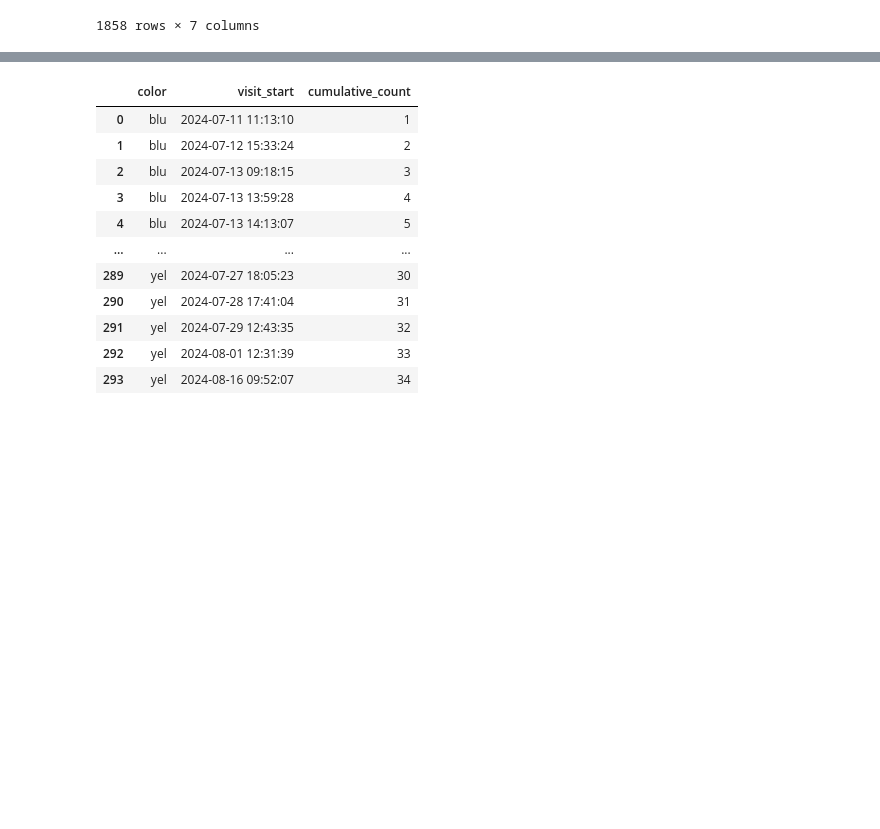
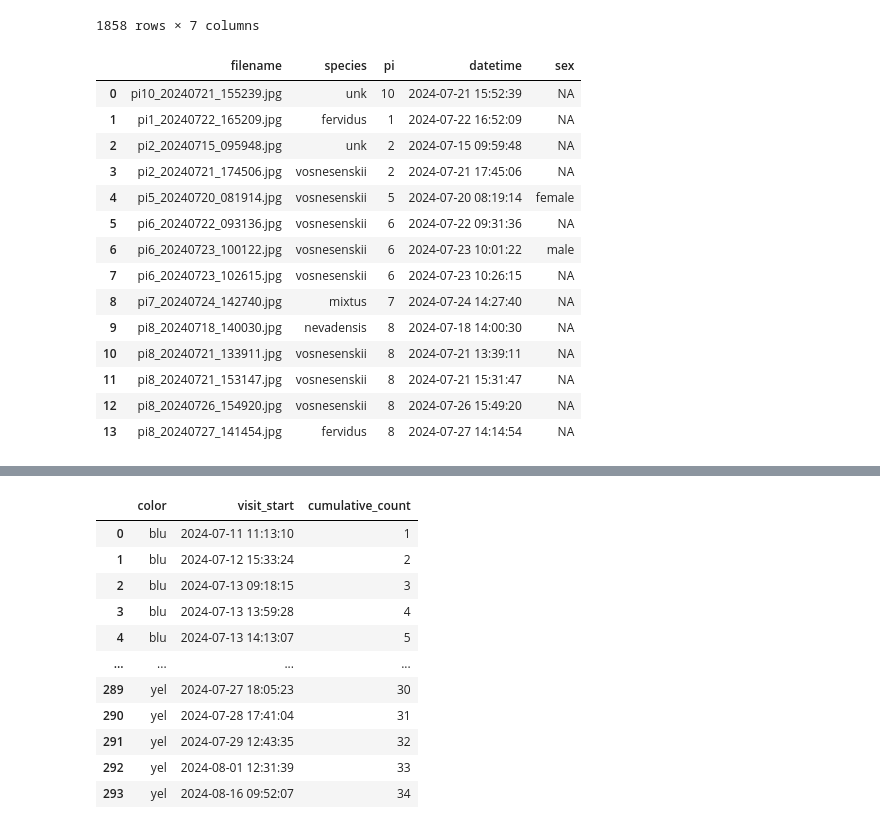
Before and after one commit to mparkergetz/bee_cam_data_processing, a Jupyter notebook: nb2_cumulative_img_counts.ipynb, the cells around one changed output, grey strips where cells are left out. Cells and saved outputs as stored; diff of their text form; code cells hidden in the pictures; blank space fills up the shorter version.

Commit message:
format sahi detections for concat

```diff
--- a/nb2_cumulative_img_counts.ipynb
+++ b/nb2_cumulative_img_counts.ipynb
@@ -63,8 +63,33 @@ bombus_df
 | 1857 | pi9_20240808_130939.jpg | nevadensis | male | 9 | 2024-08-08 13:09:39 | 2024-08-08 | NaN |
 1858 rows × 7 columns
 # %%
+# LOAD IN AND FORMAT NEW SAHI DETECTIONS, JOIN TO BOMBUS_DF
 sahi_detections = pd.read_csv('csvs/bees_to_id_091625LRBupdate.csv', index_col=False)
 sahi_detections[['pi', 'datetime']] = sahi_detections['imageID'].str.extract(r'^pi(\d+)_(\d{8}_\d{6})')
 sahi_detections['datetime'] = pd.to_datetime(sahi_detections['datetime'], format='%Y%m%d_%H%M%S')
 sahi_detections = sahi_detections.drop(columns=['sex', 'caste', 'taxonomicNotes'])
+sahi_detections['species'] = sahi_detections['species'].str[7:]
+sahi_detections['species'] = sahi_detections['species'].replace('','unk')
+sahi_detections.columns = ['filename', 'species', 'pi', 'datetime']
+sahi_detections['pi'] = sahi_detections['pi'].astype(int)
+sahi_detections['sex'] = None
+sahi_detections.loc[sahi_detections["filename"] == 'pi5_20240720_081914.jpg', "sex"] = "female"
+sahi_detections.loc[sahi_detections["filename"] == 'pi6_20240723_100122.jpg', "sex"]   = "male"
+sahi_detections['sex'] = sahi_detections['sex'].fillna('NA')
 sahi_detections
+# %% [output]
+|  | filename | species | pi | datetime | sex |
+| 0 | pi10_20240721_155239.jpg | unk | 10 | 2024-07-21 15:52:39 | NA |
+| 1 | pi1_20240722_165209.jpg | fervidus | 1 | 2024-07-22 16:52:09 | NA |
+| 2 | pi2_20240715_095948.jpg | unk | 2 | 2024-07-15 09:59:48 | NA |
+| 3 | pi2_20240721_174506.jpg | vosnesenskii | 2 | 2024-07-21 17:45:06 | NA |
+| 4 | pi5_20240720_081914.jpg | vosnesenskii | 5 | 2024-07-20 08:19:14 | female |
+| 5 | pi6_20240722_093136.jpg | vosnesenskii | 6 | 2024-07-22 09:31:36 | NA |
+| 6 | pi6_20240723_100122.jpg | vosnesenskii | 6 | 2024-07-23 10:01:22 | male |
+| 7 | pi6_20240723_102615.jpg | vosnesenskii | 6 | 2024-07-23 10:26:15 | NA |
+| 8 | pi7_20240724_142740.jpg | mixtus | 7 | 2024-07-24 14:27:40 | NA |
+| 9 | pi8_20240718_140030.jpg | nevadensis | 8 | 2024-07-18 14:00:30 | NA |
+| 10 | pi8_20240721_133911.jpg | vosnesenskii | 8 | 2024-07-21 13:39:11 | NA |
+| 11 | pi8_20240721_153147.jpg | vosnesenskii | 8 | 2024-07-21 15:31:47 | NA |
+| 12 | pi8_20240726_154920.jpg | vosnesenskii | 8 | 2024-07-26 15:49:20 | NA |
+| 13 | pi8_20240727_141454.jpg | fervidus | 8 | 2024-07-27 14:14:54 | NA |
```
Also changed, not shown: parts of 3 cells of this notebook.
